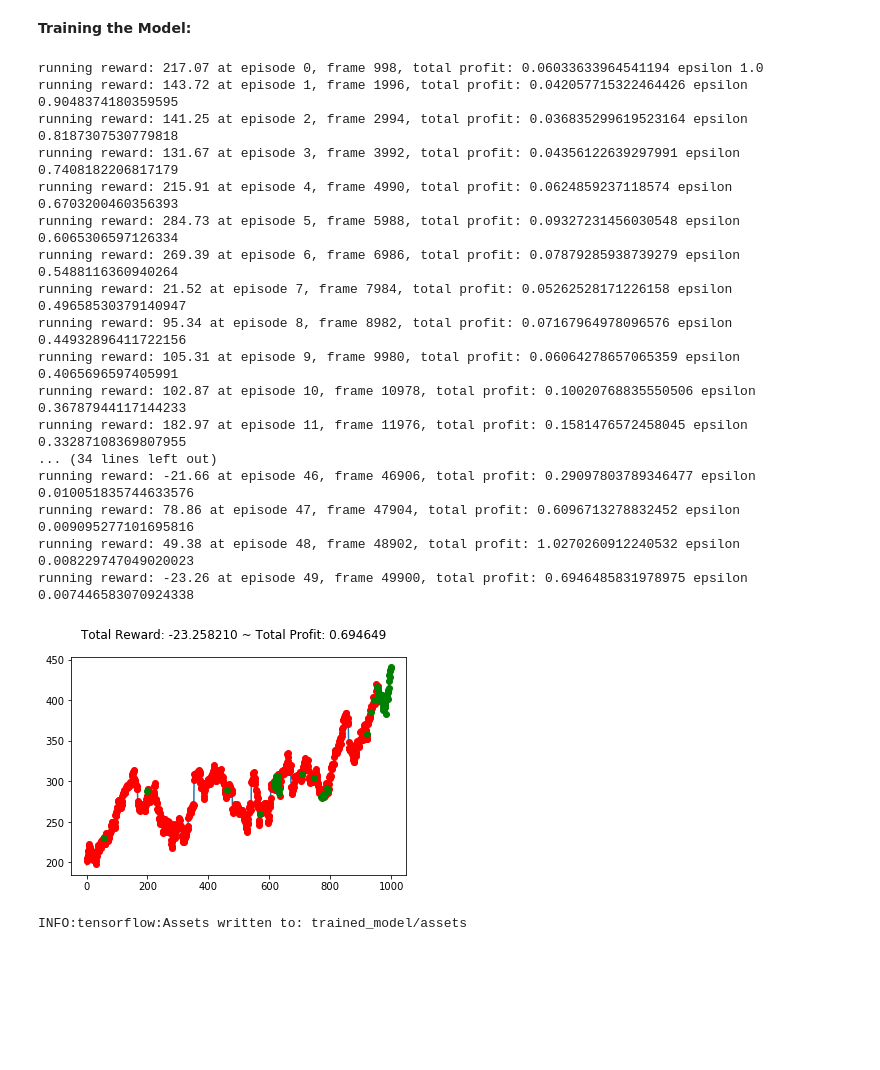
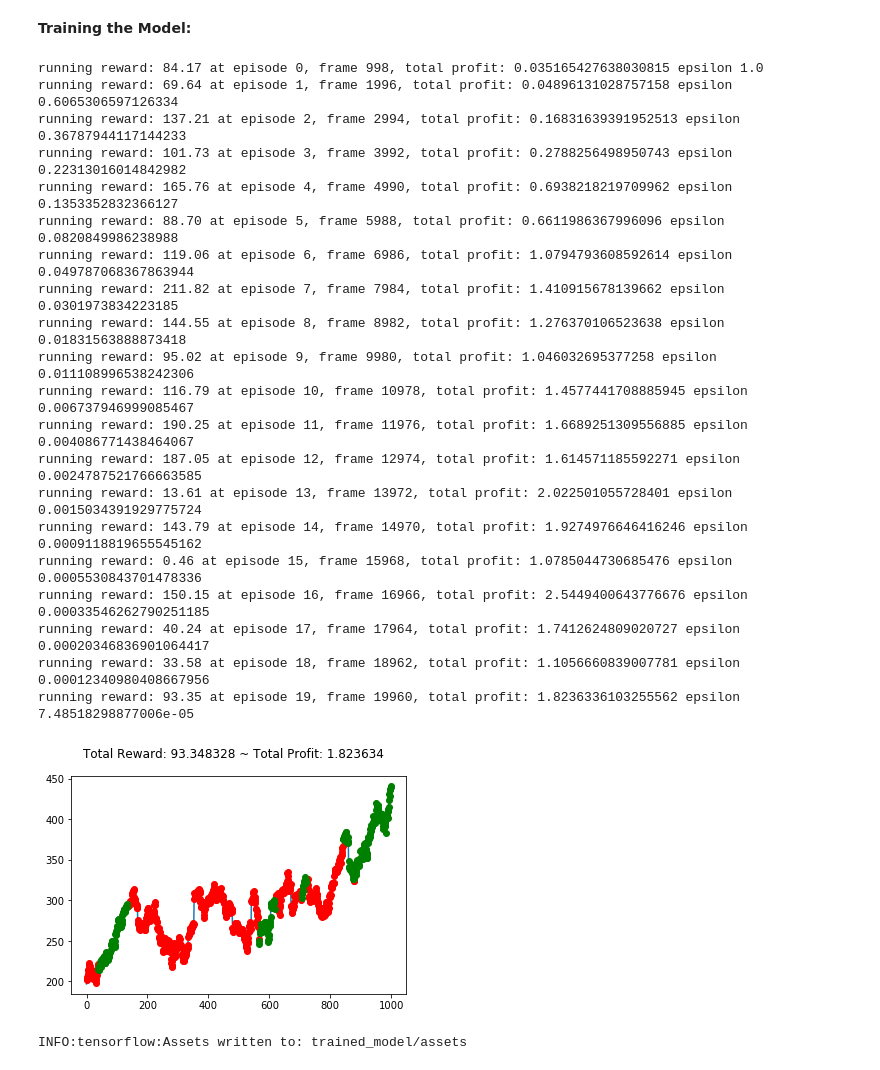
Before and after one commit to fshi3/RL_stock_trading, a Jupyter notebook: RL - Stock Trading Testing.ipynb, the cells around one changed output. Cells and saved outputs as stored; diff of their text form; code cells hidden in the pictures; blank space fills up the shorter version.

Commit message:
tuning epochs
change obs to only the price and not price and diff, and tried to run with different epochs and diff epsilons

```diff
--- a/RL - Stock Trading Testing.ipynb
+++ b/RL - Stock Trading Testing.ipynb
@@ -261,12 +261,12 @@ def train(model, env_training, max_epochs, epsilon, adpative):
 
     for epoch in range(max_epochs):
         state = env_training.reset()
-        state = vectorize_state(state)
+        state = vectorize_state(state)[0]
         timestep_count = 0
 
         # adpative epsilon decay
         if adpative:
-            epsilon = np.exp(-1e-1 * epoch)
+            epsilon = np.exp(-5e-1 * epoch)
 
         while True:
             timestep_count += 1
@@ -288,7 +288,7 @@ def train(model, env_training, max_epochs, epsilon, adpative):
                 action = int(tf.keras.backend.argmax(action_vals))
 
             state_next, reward, done, info = env_training.step(action)
-            state_next = vectorize_state(state_next)
+            state_next = vectorize_state(state_next)[0]
 
             # Save action/states and other information in replay buffer
             action_history.append(action)
@@ -365,26 +365,29 @@ def train(model, env_training, max_epochs, epsilon, adpative):
     return running_rewards_history
 # %%
 # train on Google stock data from timestep 1 to 1000
-running_rewards_history = train(model, env_training, 50, 1, True)
+running_rewards_history = train(model, env_training, 20, 1, True)
 # %% [output]
-running reward: 217.07 at episode 0, frame 998, total profit: 0.06033633964541194 epsilon 1.0
-running reward: 143.72 at episode 1, frame 1996, total profit: 0.042057715322464426 epsilon 0.9048374180359595
-running reward: 141.25 at episode 2, frame 2994, total profit: 0.036835299619523164 epsilon 0.8187307530779818
-running reward: 131.67 at episode 3, frame 3992, total profit: 0.04356122639297991 epsilon 0.7408182206817179
-running reward: 215.91 at episode 4, frame 4990, total profit: 0.0624859237118574 epsilon 0.6703200460356393
-running reward: 284.73 at episode 5, frame 5988, total profit: 0.09327231456030548 epsilon 0.6065306597126334
-running reward: 269.39 at episode 6, frame 6986, total profit: 0.07879285938739279 epsilon 0.5488116360940264
-running reward: 21.52 at episode 7, frame 7984, total profit: 0.05262528171226158 epsilon 0.49658530379140947
-running reward: 95.34 at episode 8, frame 8982, total profit: 0.07167964978096576 epsilon 0.44932896411722156
-running reward: 105.31 at episode 9, frame 9980, total profit: 0.06064278657065359 epsilon 0.4065696597405991
-running reward: 102.87 at episode 10, frame 10978, total profit: 0.10020768835550506 epsilon 0.36787944117144233
-running reward: 182.97 at episode 11, frame 11976, total profit: 0.1581476572458045 epsilon 0.33287108369807955
-... (34 lines left out)
-running reward: -21.66 at episode 46, frame 46906, total profit: 0.29097803789346477 epsilon 0.010051835744633576
-running reward: 78.86 at episode 47, frame 47904, total profit: 0.6096713278832452 epsilon 0.009095277101695816
-running reward: 49.38 at episode 48, frame 48902, total profit: 1.0270260912240532 epsilon 0.008229747049020023
-running reward: -23.26 at episode 49, frame 49900, total profit: 0.6946485831978975 epsilon 0.007446583070924338
+running reward: 84.17 at episode 0, frame 998, total profit: 0.035165427638030815 epsilon 1.0
+running reward: 69.64 at episode 1, frame 1996, total profit: 0.04896131028757158 epsilon 0.6065306597126334
+running reward: 137.21 at episode 2, frame 2994, total profit: 0.16831639391952513 epsilon 0.36787944117144233
+running reward: 101.73 at episode 3, frame 3992, total profit: 0.2788256498950743 epsilon 0.22313016014842982
+running reward: 165.76 at episode 4, frame 4990, total profit: 0.6938218219709962 epsilon 0.1353352832366127
+running reward: 88.70 at episode 5, frame 5988, total profit: 0.6611986367996096 epsilon 0.0820849986238988
+running reward: 119.06 at episode 6, frame 6986, total profit: 1.0794793608592614 epsilon 0.049787068367863944
+running reward: 211.82 at episode 7, frame 7984, total profit: 1.410915678139662 epsilon 0.0301973834223185
+running reward: 144.55 at episode 8, frame 8982, total profit: 1.276370106523638 epsilon 0.01831563888873418
+running reward: 95.02 at episode 9, frame 9980, total profit: 1.046032695377258 epsilon 0.011108996538242306
+running reward: 116.79 at episode 10, frame 10978, total profit: 1.4577441708885945 epsilon 0.006737946999085467
+running reward: 190.25 at episode 11, frame 11976, total profit: 1.6689251309556885 epsilon 0.004086771438464067
+running reward: 187.05 at episode 12, frame 12974, total profit: 1.614571185592271 epsilon 0.0024787521766663585
+running reward: 13.61 at episode 13, frame 13972, total profit: 2.022501055728401 epsilon 0.0015034391929775724
+running reward: 143.79 at episode 14, frame 14970, total profit: 1.9274976646416246 epsilon 0.0009118819655545162
+running reward: 0.46 at episode 15, frame 15968, total profit: 1.0785044730685476 epsilon 0.0005530843701478336
+running reward: 150.15 at episode 16, frame 16966, total profit: 2.5449400643776676 epsilon 0.00033546262790251185
+running reward: 40.24 at episode 17, frame 17964, total profit: 1.7412624809020727 epsilon 0.00020346836901064417
+running reward: 33.58 at episode 18, frame 18962, total profit: 1.1056660839007781 epsilon 0.00012340980408667956
+running reward: 93.35 at episode 19, frame 19960, total profit: 1.8236336103255562 epsilon 7.48518298877006e-05
-[figure, old version]
+[figure, new version]
 # %%
 model.save("trained_model")
 # %% [output]
```
Also changed, not shown: parts of 6 cells of this notebook, 4 other files.
